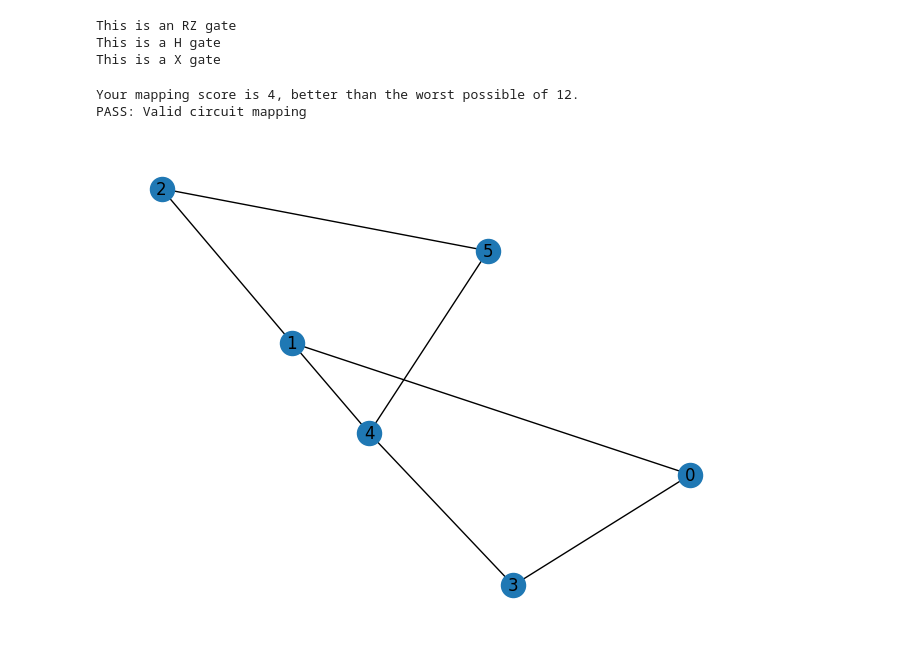
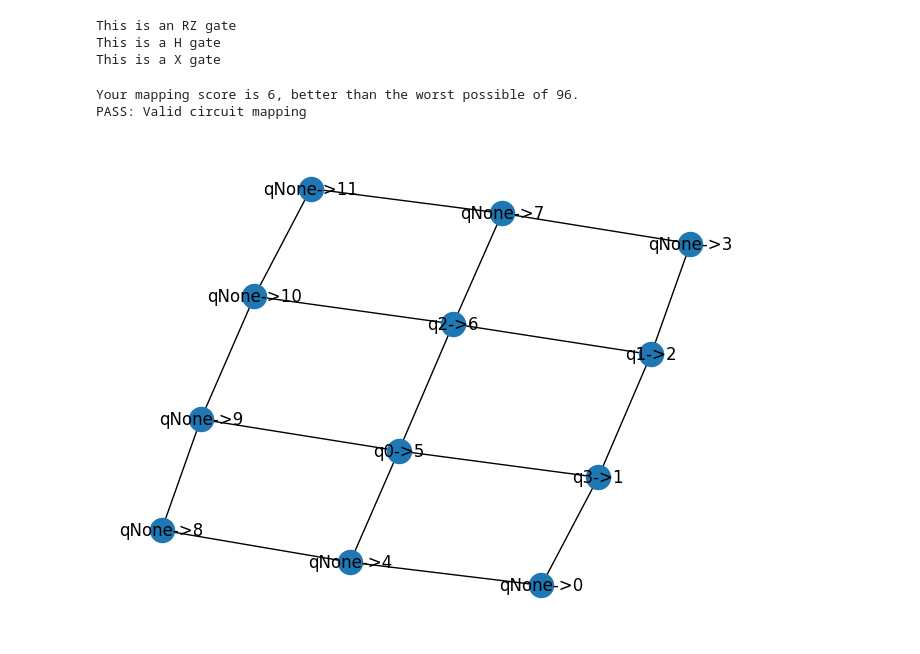
Before and after one commit to giriragav/UChicago---QCSD, a Jupyter notebook: Module 3/lab6/lab6_mapping.ipynb, the cells around one changed output. Cells and saved outputs as stored; diff of their text form; code cells hidden in the pictures.

Commit message:
Added complex 2D circuit

```diff
--- a/Module 3/lab6/lab6_mapping.ipynb
+++ b/Module 3/lab6/lab6_mapping.ipynb
@@ -412,24 +412,63 @@ def validate_mapping(circuit, target_hardware, mapping):
 # %%
 # @title Simlpe 2D circuit
 
-_hardware = nx.grid_2d_graph(2,3)
+_hardware = nx.grid_2d_graph(3,4)
 _hardware = nx.relabel_nodes(_hardware,
     {n: i for i, n in enumerate(_hardware.nodes)})
-draw_hardware_graph(_hardware)
+#draw_hardware_graph(_hardware)
 _cuccaro4 = QuantumCircuit(4)
 _cuccaro4.cx(0,1)
 _cuccaro4.cx(1,2)
 _cuccaro4.cx(2,3)
+_cuccaro4.cx(2,1)
 
 #_mapping = map_circuit(_cuccaro4, _hardware)
 _mapping = {Qubit(QuantumRegister(4, 'q'), 0): 3,
               Qubit(QuantumRegister(4, 'q'), 1): 1,
               Qubit(QuantumRegister(4, 'q'), 2): 2,
              Qubit(QuantumRegister(4, 'q'), 3): 0}
+draw_mapping(_hardware, _mapping)
 validate_mapping(_cuccaro4, _hardware, _mapping)
 score_mapping(_cuccaro4, _hardware, _mapping)
 print('PASS: Valid circuit mapping')
-# %% [output]
-Your mapping score is 4, better than the worst possible of 12.
-PASS: Valid circuit mapping
-[figure, removed]
+# %%
+# @title Complex 2D circuit
+
+_hardware = nx.grid_2d_graph(3,4)
+_hardware = nx.relabel_nodes(_hardware,
+    {n: i for i, n in enumerate(_hardware.nodes)})
+#draw_hardware_graph(_hardware)
+_cuccaro4 = QuantumCircuit(4)
+_cuccaro4.cx(0,1)
+_cuccaro4.cx(0,2)
+_cuccaro4.cx(0,2)
+_cuccaro4.cx(0,3)
+_cuccaro4.cx(0,1)
+_cuccaro4.cx(1,2)
+_cuccaro4.cx(0,2)
+_cuccaro4.cx(1,2)
+_cuccaro4.cx(0,1)
+_cuccaro4.cx(1,2)
+_cuccaro4.cx(0,3)
+_cuccaro4.cx(1,2)
+
+
+#_mapping = map_circuit(_cuccaro4, _hardware)
+# _mapping = {Qubit(QuantumRegister(4, 'q'), 0): 3,
+#               Qubit(QuantumRegister(4, 'q'), 1): 1,
+#               Qubit(QuantumRegister(4, 'q'), 2): 2,
+#              Qubit(QuantumRegister(4, 'q'), 3): 0}
+
+_mapping = {Qubit(QuantumRegister(4, 'q'), 0): 5,
+              Qubit(QuantumRegister(4, 'q'), 1): 2,
+              Qubit(QuantumRegister(4, 'q'), 2): 6,
+             Qubit(QuantumRegister(4, 'q'), 3): 1}
+
+draw_mapping(_hardware, _mapping)
+validate_mapping(_cuccaro4, _hardware, _mapping)
+score_mapping(_cuccaro4, _hardware, _mapping)
+print('PASS: Valid circuit mapping')
+# %% [output]
+Your mapping score is 6, better than the worst possible of 96.
+PASS: Valid circuit mapping
+[figure, added]
```
